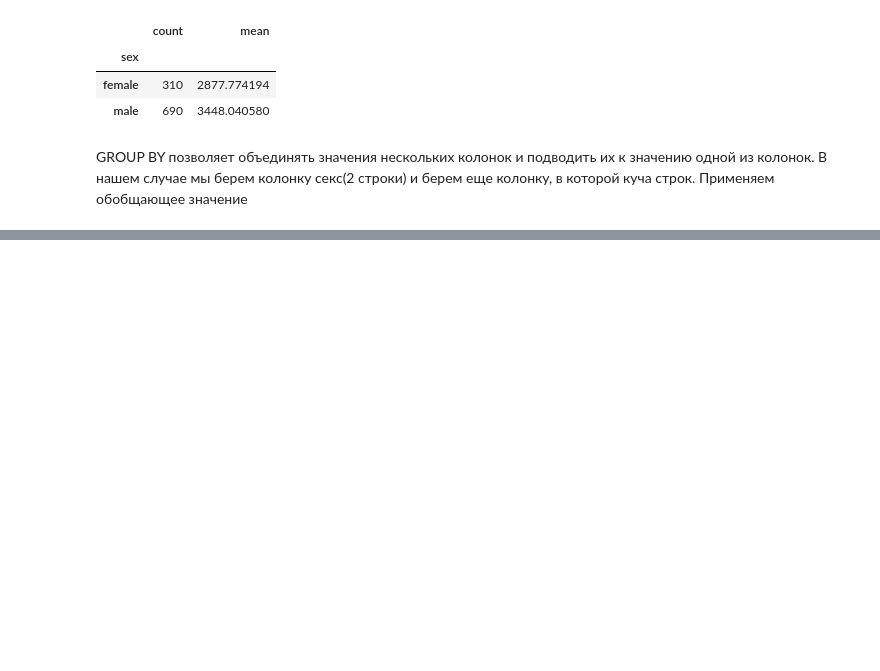
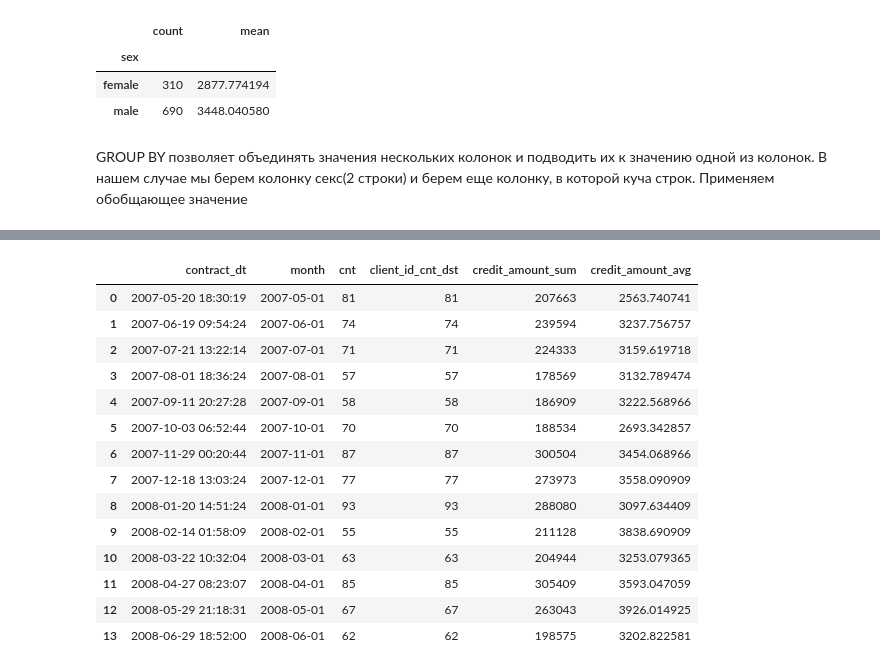
Before and after one commit to ido177/colab, a Jupyter notebook: group/group.ipynb, the cells around one changed output, grey strips where cells are left out. Drawn from its saved outputs; the diff is of its cells as text; code cells hidden in the pictures; blank space fills up the shorter version.

```diff
--- a/group/group.ipynb
+++ b/group/group.ipynb
@@ -107,0 +257,28 @@ select(sql)
+# %%
+sql = ''' select t.contract_dt, date(t.contract_dt, 'start of month') as month,
+count(*) as cnt,
+count(distinct t.client_id) as client_id_cnt_dst,
+sum(t.credit_amount) as credit_amount_sum,
+avg(credit_amount) as credit_amount_avg
+
+from german_credit t
+group by month
+order by month'''
+# %%
+select(sql)
+# %% [output]
+|  | contract_dt | month | cnt | client_id_cnt_dst | credit_amount_sum | credit_amount_avg |
+| 0 | 2007-05-20 18:30:19 | 2007-05-01 | 81 | 81 | 207663 | 2563.740741 |
+| 1 | 2007-06-19 09:54:24 | 2007-06-01 | 74 | 74 | 239594 | 3237.756757 |
+| 2 | 2007-07-21 13:22:14 | 2007-07-01 | 71 | 71 | 224333 | 3159.619718 |
+| 3 | 2007-08-01 18:36:24 | 2007-08-01 | 57 | 57 | 178569 | 3132.789474 |
+| 4 | 2007-09-11 20:27:28 | 2007-09-01 | 58 | 58 | 186909 | 3222.568966 |
+| 5 | 2007-10-03 06:52:44 | 2007-10-01 | 70 | 70 | 188534 | 2693.342857 |
+| 6 | 2007-11-29 00:20:44 | 2007-11-01 | 87 | 87 | 300504 | 3454.068966 |
+| 7 | 2007-12-18 13:03:24 | 2007-12-01 | 77 | 77 | 273973 | 3558.090909 |
+| 8 | 2008-01-20 14:51:24 | 2008-01-01 | 93 | 93 | 288080 | 3097.634409 |
+| 9 | 2008-02-14 01:58:09 | 2008-02-01 | 55 | 55 | 211128 | 3838.690909 |
+| 10 | 2008-03-22 10:32:04 | 2008-03-01 | 63 | 63 | 204944 | 3253.079365 |
+| 11 | 2008-04-27 08:23:07 | 2008-04-01 | 85 | 85 | 305409 | 3593.047059 |
+| 12 | 2008-05-29 21:18:31 | 2008-05-01 | 67 | 67 | 263043 | 3926.014925 |
+| 13 | 2008-06-29 18:52:00 | 2008-06-01 | 62 | 62 | 198575 | 3202.822581 |
```
Also changed, not shown: parts of 48 cells of this notebook.
